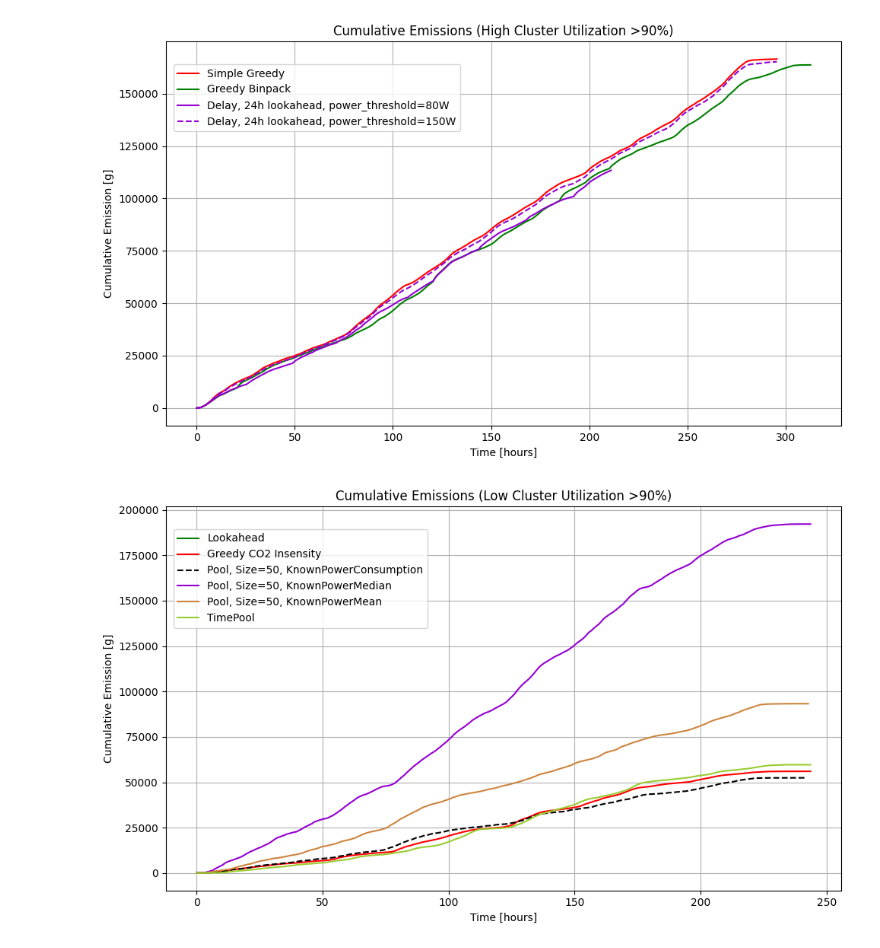
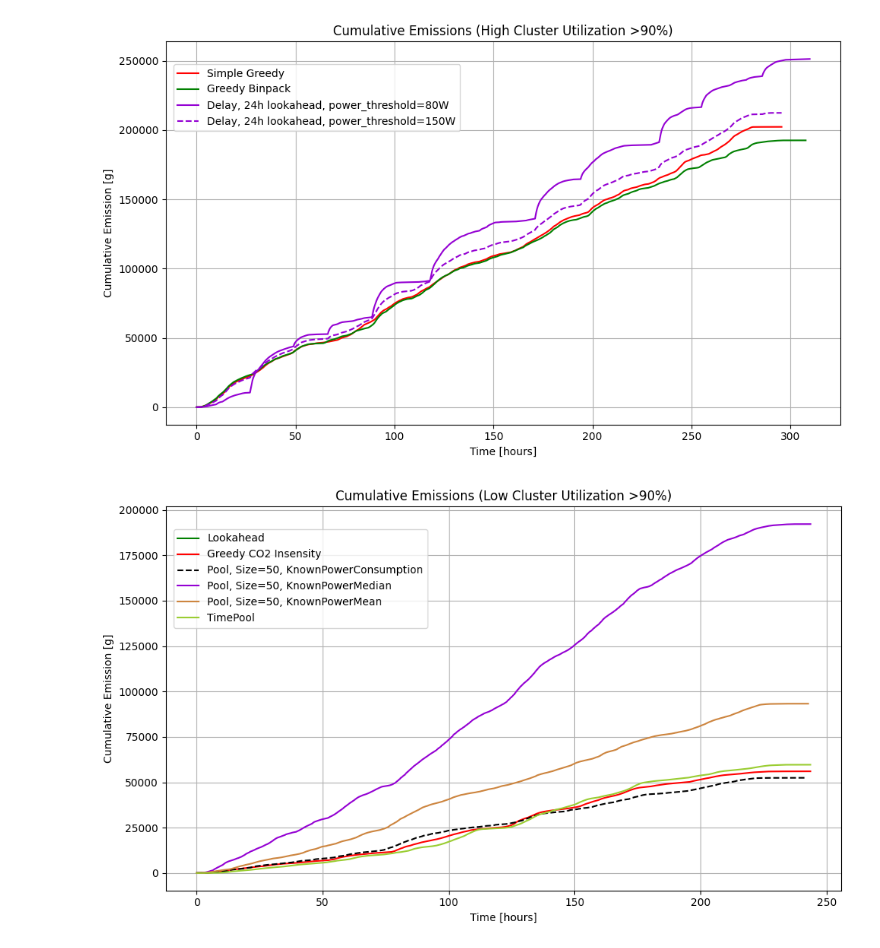
Before and after one commit to johankristianss/carbonsim, a Jupyter notebook: notebooks/AlgComparison.ipynb, the cells around one changed output. Saved outputs shown, nothing was run; the diff lists cells and outputs as text; code cells hidden in the pictures.

```diff
--- a/notebooks/AlgComparison.ipynb
+++ b/notebooks/AlgComparison.ipynb
@@ -2,7 +2,7 @@
 import pandas as pd
 import matplotlib.pyplot as plt
 
-dir = "../results/100_single"
+dir = "../results/100_small"
 
 # Load the data
 #random_df_emission = pd.read_csv(dir + '/random/scheduler.csv')
@@ -97,35 +97,35 @@ ax1.set_xlabel('Time [hours]')
 ax1.set_ylabel('Cumulative Emission [g]', color='black')
 ax1.tick_params(axis='y', labelcolor='black')
 
 # Add the secondary y-axis for utilization
 #ax2 = ax1.twinx()
 #ax2.plot(df2['hours'], df2['utilization'], label='Random - Utilization', color='blue', linestyle='dashed')
 #ax2.plot(df4['hours'], df4['utilization'], label='Lookahead - Utilization', color='green', linestyle='dashed')
 #ax2.plot(df6['hours'], df6['utilization'], label='Greedy - Utilization', color='red', linestyle='dashed')
 #ax2.plot(df8['hours'], df8['utilization'], label='Pool - Utilization', color='red', linestyle='dashed')
 #ax2.set_ylabel('Utilization [%]', color='black')
 #ax2.tick_params(axis='y', labelcolor='black')
 
 # Add legends for both axes
 fig.legend(loc='upper left', bbox_to_anchor=(0.1, 0.9))
 ax1.grid(True)
 
-#plt.xlim(250, 320)
+#plt.xlim(230, 314)
 #plt.ylim(100000, 200000)
 
 #plt.xlim(0, 1)
 
 # Add a title
 plt.title('Cumulative Emissions (High Cluster Utilization >90%)')
 
 # Show the plot
 plt.tight_layout()
 #plt.yscale('log')
 plt.show()
 
 # 307 hours total run time greedy binpack, and 295 hours greedy
 # %% [output]
-[figure, old version]
+[figure, new version]
 # %%
 import pandas as pd
 import matplotlib.pyplot as plt
```
Also changed, not shown: 17 other files.
